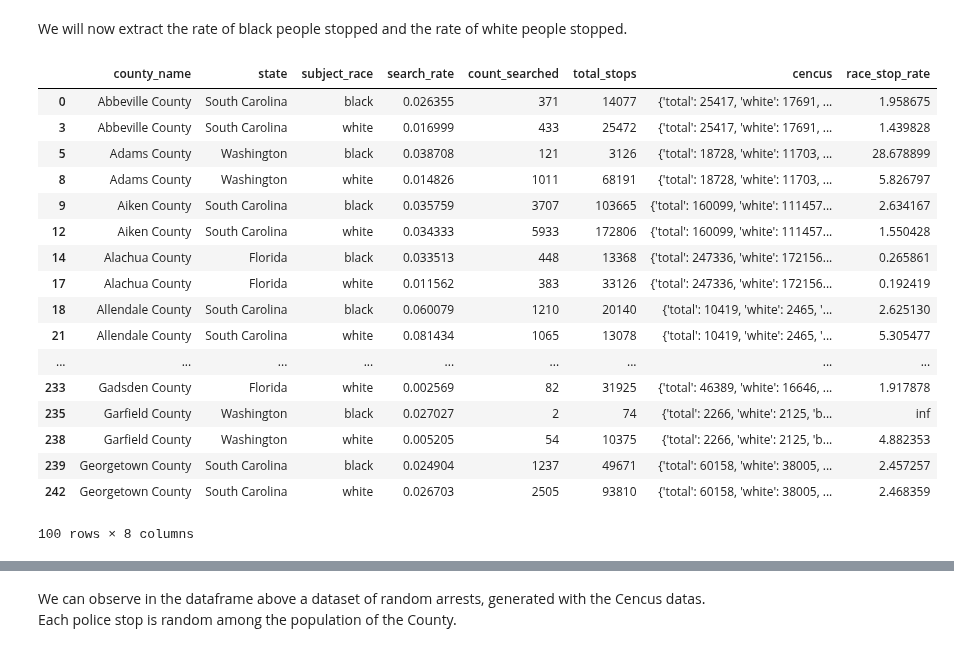
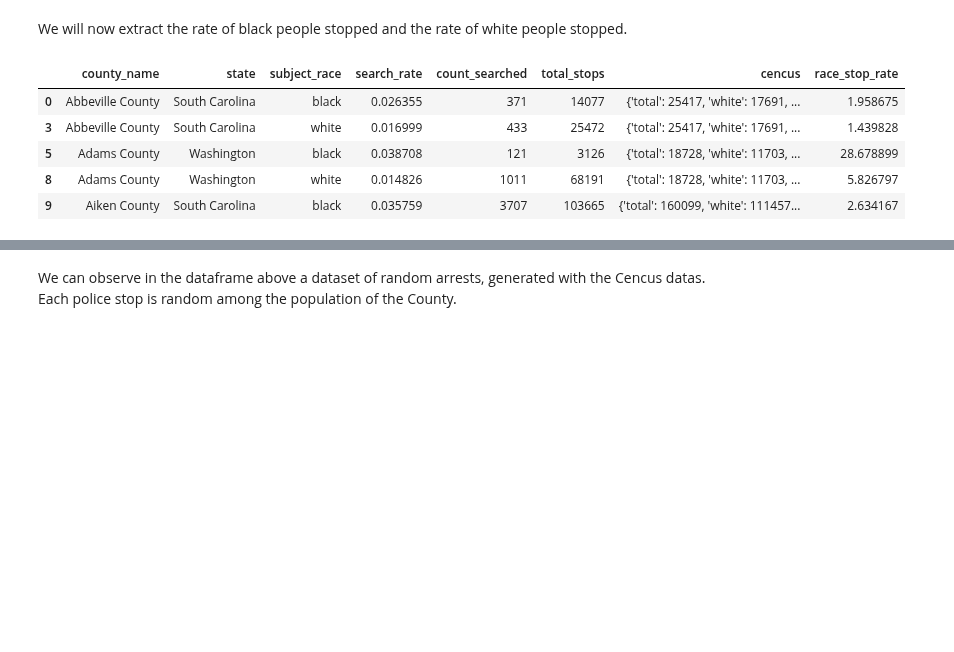
Before and after one commit to epfl-ada/ada-2020-project-milestone-p3-p3_adahn, a Jupyter notebook: Cencus Dataset.ipynb, the cells around one changed output, grey strips where cells are left out. Saved outputs shown, nothing was run; the diff lists cells and outputs as text; code cells hidden in the pictures; blank space fills up the shorter version.

```diff
--- a/Cencus Dataset.ipynb
+++ b/Cencus Dataset.ipynb
@@ -75,11 +75,11 @@ This City is not part of any county (source: https://en.wikipedia.org/wiki/Carso
 # %%
 # Given a county name and a state name, returns the number of
-# total polulation, blacks and whites.
+# total polulation, number of blacks and number of whites.
 def getStatsByCounty(countyName, stateName, df):
     # Split the NAME column in "County/City Name" and "State"
     new_df = df.copy()
     new_df[['County_name', 'State_name']] = df['NAME'].str.split(',', 1, expand=True)
-    matches = new_df[new_df['County_name'].str.contains("(?i)"+countyName)].copy()
+    matches = new_df[new_df['County_name'].str.contains(countyName)].copy()
     if(len(matches) == 0):
         # Try to remove dots from the county name
         # i.e. "St. Johns County" is "St Johns counts" in the police dataset
@@ -93,7 +93,7 @@ def getStatsByCounty(countyName, stateName, df):
     matches['Hispanic or Latino'] = pd.to_numeric(matches['Hispanic or Latino'])
 
     if(len(matches) == 0):
-        print("[getStatsByCounty] Error: County not found: ", countyName)
+        print("[getStatsByCounty] Error: County not found: ", countyName, " ", stateName)
         return;
     if(len(matches) == 1):
         return {'total': matches['Total'].values[0],
@@ -223,3 +220,14 @@ data_states_mapped = data_states_mapped[data_states_mapped['cencus'].notna()]
+# %%
+# Correct misspeled county_name cencus data
+# Dillon County
+data_states_mapped.loc[data_states_mapped['county_name'] == 'Dillion County', 'cencus'] = \
+data_states_mapped[data_states_mapped['county_name'] == 'Dillion County'].apply(lambda x: getStatsByCounty('Clarendon County', x['state'], df), axis=1)
+# Clarendon County
+data_states_mapped.loc[data_states_mapped['county_name'] == 'Claredon County', 'cencus'] = \
+data_states_mapped[data_states_mapped['county_name'] == 'Claredon County'].apply(lambda x: getStatsByCounty('Clarendon County', x['state'], df), axis=1)
+
+# Remove NaN cencus data (for instance Thomas County not been found in the Florida cencus datas)
+data_states_mapped = data_states_mapped[data_states_mapped['cencus'].notna()]
 # %%
 data_states_mapped.head(10)
 # %% [output]
@@ -243,32 +251,20 @@ We will now extract the rate of black people stopped and the rate of white peopl
 # %%
 def extractRate(race, total_stops, cencus_data):
     if race == 'black':
         return total_stops/cencus_data['black']
     else:
         return total_stops/cencus_data['white']
 
 rates = data_states_mapped.copy()
 rates['race_stop_rate'] = data_states_mapped.apply(lambda x: extractRate(x['subject_race'], x['total_stops'], x['cencus']) , axis=1)
-rates.head(100)
+rates.head(5)
 # %% [output]
 |  | county_name | state | subject_race | search_rate | count_searched | total_stops | cencus | race_stop_rate |
 | 0 | Abbeville County | South Carolina | black | 0.026355 | 371 | 14077 | {'total': 25417, 'white': 17691, ... | 1.958675 |
 | 3 | Abbeville County | South Carolina | white | 0.016999 | 433 | 25472 | {'total': 25417, 'white': 17691, ... | 1.439828 |
 | 5 | Adams County | Washington | black | 0.038708 | 121 | 3126 | {'total': 18728, 'white': 11703, ... | 28.678899 |
 | 8 | Adams County | Washington | white | 0.014826 | 1011 | 68191 | {'total': 18728, 'white': 11703, ... | 5.826797 |
 | 9 | Aiken County | South Carolina | black | 0.035759 | 3707 | 103665 | {'total': 160099, 'white': 111457... | 2.634167 |
-| 12 | Aiken County | South Carolina | white | 0.034333 | 5933 | 172806 | {'total': 160099, 'white': 111457... | 1.550428 |
-| 14 | Alachua County | Florida | black | 0.033513 | 448 | 13368 | {'total': 247336, 'white': 172156... | 0.265861 |
-| 17 | Alachua County | Florida | white | 0.011562 | 383 | 33126 | {'total': 247336, 'white': 172156... | 0.192419 |
-| 18 | Allendale County | South Carolina | black | 0.060079 | 1210 | 20140 | {'total': 10419, 'white': 2465, '... | 2.625130 |
-| 21 | Allendale County | South Carolina | white | 0.081434 | 1065 | 13078 | {'total': 10419, 'white': 2465, '... | 5.305477 |
-| ... | ... | ... | ... | ... | ... | ... | ... | ... |
-| 233 | Gadsden County | Florida | white | 0.002569 | 82 | 31925 | {'total': 46389, 'white': 16646, ... | 1.917878 |
-| 235 | Garfield County | Washington | black | 0.027027 | 2 | 74 | {'total': 2266, 'white': 2125, 'b... | inf |
-| 238 | Garfield County | Washington | white | 0.005205 | 54 | 10375 | {'total': 2266, 'white': 2125, 'b... | 4.882353 |
-| 239 | Georgetown County | South Carolina | black | 0.024904 | 1237 | 49671 | {'total': 60158, 'white': 38005, ... | 2.457257 |
-| 242 | Georgetown County | South Carolina | white | 0.026703 | 2505 | 93810 | {'total': 60158, 'white': 38005, ... | 2.468359 |
-100 rows × 8 columns
 # %%
 # Dataset cleaning
 # Remove entries where the rate of black or white if "inf"
```
Also changed, not shown: parts of 16 cells of this notebook.
